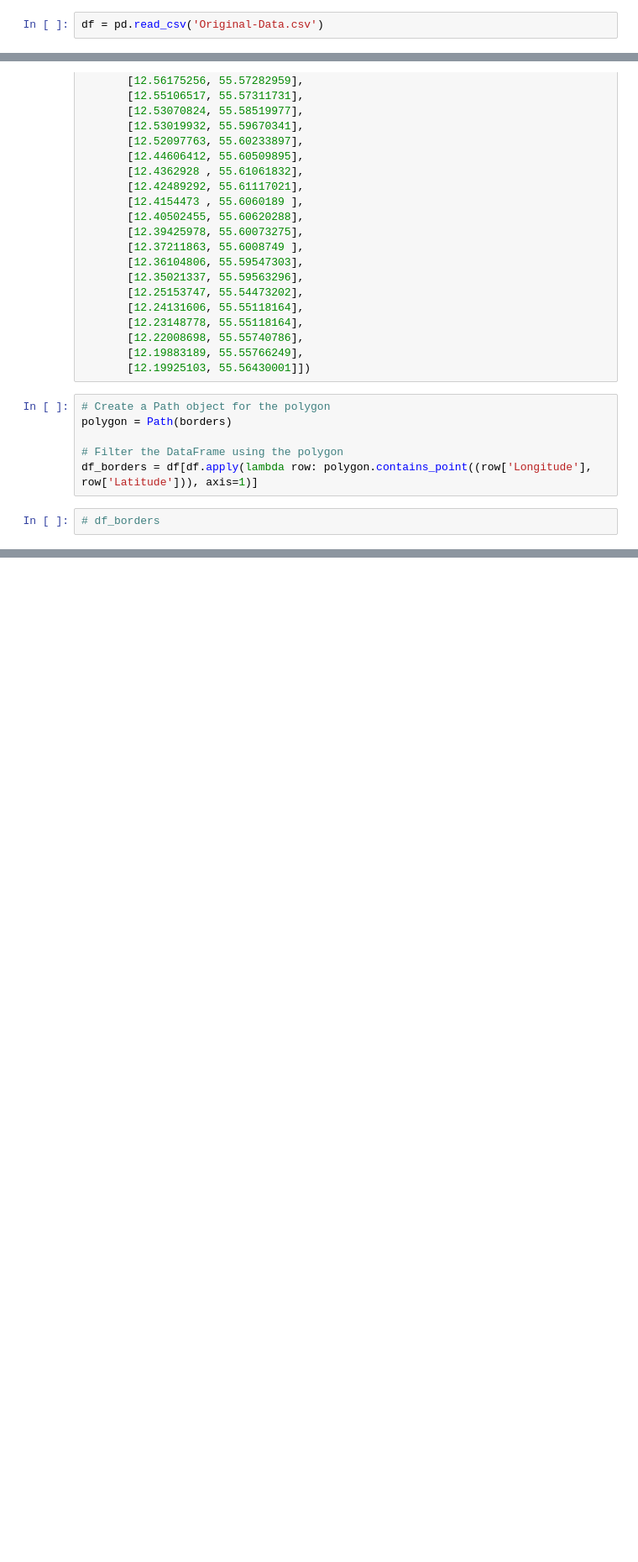
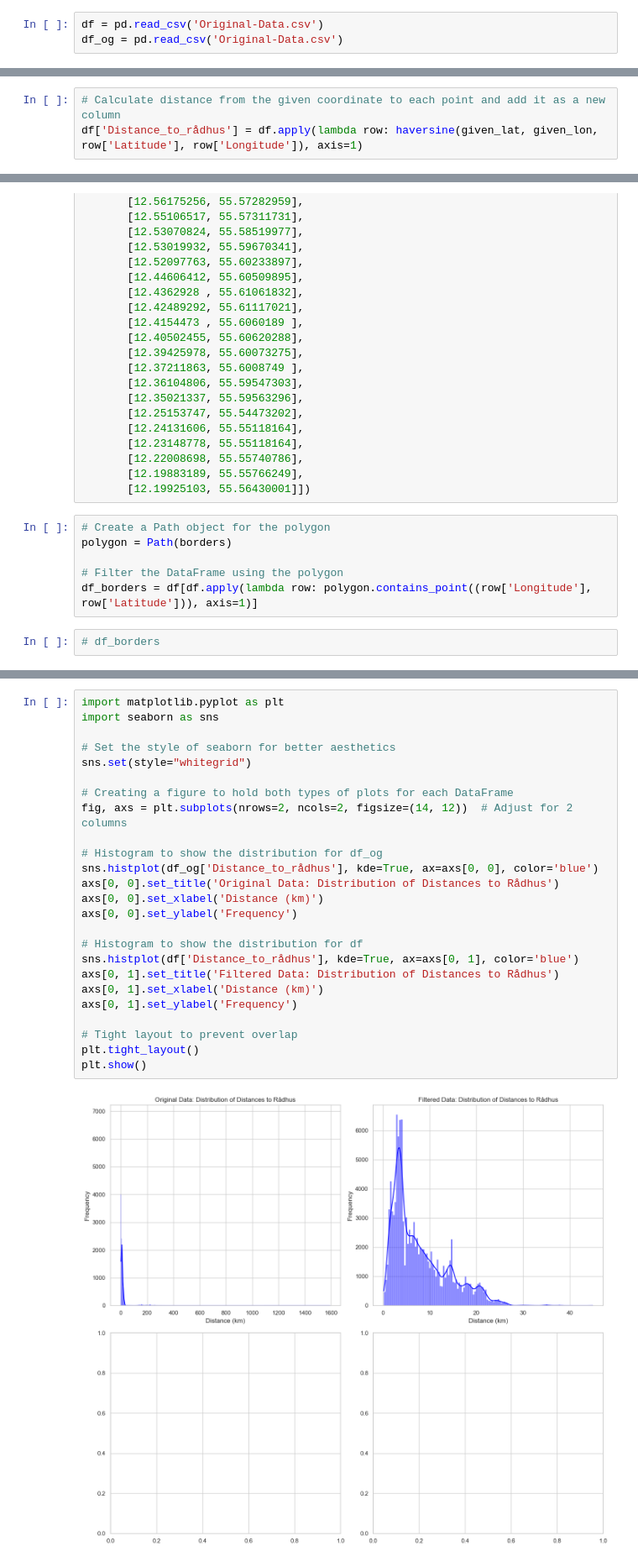
Before and after one commit to qmh341/BA-Project, a Jupyter notebook: Databehandling/Databehandling-Ny.ipynb, the cells around one changed output, grey strips where cells are left out. Shown at 84% size. Saved outputs shown, nothing was run; the diff lists cells and outputs as text; blank space fills up the shorter version.

```diff
--- a/Databehandling/Databehandling-Ny.ipynb
+++ b/Databehandling/Databehandling-Ny.ipynb
@@ -9,5 +9,6 @@ import geopandas as gpd
 import contextily as ctx
 # %%
 df = pd.read_csv('Original-Data.csv')
+df_og = pd.read_csv('Original-Data.csv')
 # %%
 pd.set_option('display.max_columns', None)
@@ -60,0 +113,3 @@ df.loc[df['Kommune'] == "Vallensbaek", 'Kommune'] = "Vallensbak"
+# %%
+# Calculate distance from the given coordinate to each point and add it as a new column
+df['Distance_to_rådhus'] = df.apply(lambda row: haversine(given_lat, given_lon, row['Latitude'], row['Longitude']), axis=1)
@@ -210,0 +229,27 @@ AttributeError: 'NoneType' object has no attribute 'shape'
+# %%
+import matplotlib.pyplot as plt
+import seaborn as sns
+
+# Set the style of seaborn for better aesthetics
+sns.set(style="whitegrid")
+
+# Creating a figure to hold both types of plots for each DataFrame
+fig, axs = plt.subplots(nrows=2, ncols=2, figsize=(14, 12))  # Adjust for 2 columns
+
+# Histogram to show the distribution for df_og
+sns.histplot(df_og['Distance_to_rådhus'], kde=True, ax=axs[0, 0], color='blue')
+axs[0, 0].set_title('Original Data: Distribution of Distances to Rådhus')
+axs[0, 0].set_xlabel('Distance (km)')
+axs[0, 0].set_ylabel('Frequency')
+
+# Histogram to show the distribution for df
+sns.histplot(df['Distance_to_rådhus'], kde=True, ax=axs[0, 1], color='blue')
+axs[0, 1].set_title('Filtered Data: Distribution of Distances to Rådhus')
+axs[0, 1].set_xlabel('Distance (km)')
+axs[0, 1].set_ylabel('Frequency')
+
+# Tight layout to prevent overlap
+plt.tight_layout()
+plt.show()
+# %% [output]
+[figure, added]
```
Also changed, not shown: parts of 18 cells of this notebook, 2 other files.
